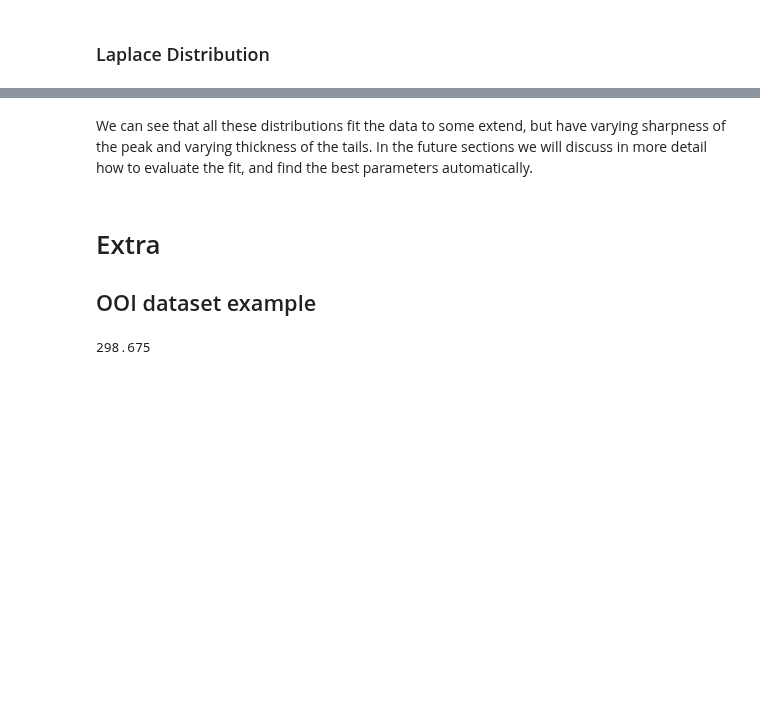
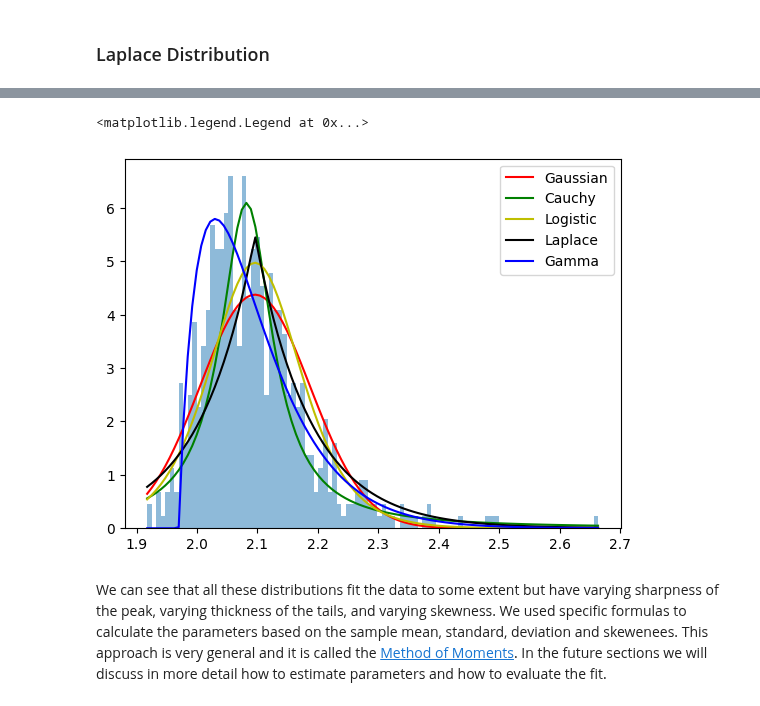
Before and after one commit to BOAT-ocean-acoustics/fundamentals, a Jupyter notebook: boat_tutorials/primers/stats_parametric_distributions.ipynb, the cells around one changed output, grey strips where cells are left out. Drawn from its saved outputs; the diff is of its cells as text; code cells hidden in the pictures; blank space fills up the shorter version.

Commit message:
add parametric up to gamma

```diff
--- a/boat_tutorials/primers/stats_parametric_distributions.ipynb
+++ b/boat_tutorials/primers/stats_parametric_distributions.ipynb
@@ -134,6 +134,24 @@ plt.legend(["Gaussian", "Cauchy", "Logistic", "Laplace"])
+# %%
+# calculate skewness
+sk = stats.skew(np.log10(RMS_split), bias=True)
+# %%
+# estimate parameters
+a = 4/(sk**2)
+offset = mean - std*np.sqrt(a)
+scale = std**2/(mean - offset)
+# %%
+gamma_density = stats.gamma.pdf(h[1], a=a, scale=scale, loc=offset)
+# %%
+# visualize the histogram of the log values
+h = plt.hist(np.log10(RMS_split),bins=100, density=True, alpha=0.5)
+plt.plot(h[1], gaussian_density, 'r')
+plt.plot(h[1], cauchy_density, 'g')
+plt.plot(h[1], logistic_density, 'y')
+plt.plot(h[1], laplace_density, 'k')
+plt.plot(h[1], gamma_density, 'b')
+plt.legend(["Gaussian", "Cauchy", "Logistic", "Laplace", "Gamma"])
+# %% [output]
+<matplotlib.legend.Legend at 0x...>
+[figure, added]
 # %% [markdown]
-We can see that all these distributions fit the data to some extend, but have varying sharpness of the peak and varying thickness of the tails. In the future sections we will discuss in more detail how to evaluate the fit, and find the best parameters automatically.
+We can see that all these distributions fit the data to some extent but have varying sharpness of the peak, varying thickness of the tails, and varying skewness. We used specific formulas to calculate the parameters based on the sample mean, standard, deviation and skewenees. This approach is very general and it is called the [Method of Moments](https://en.wikipedia.org/wiki/Method_of_moments_(statistics)). In the future sections we will discuss in more detail how to estimate parameters and how to evaluate the fit.
-# %% [markdown]
-# Extra
-
-## OOI dataset example
@@ -143,4 +157,0 @@ st = obspy.read("/path/to/test.mseed")
-# %%
-len(st[0].data)/40
-# %% [output]
-298.675
```
Also changed, not shown: parts of 22 cells of this notebook.
